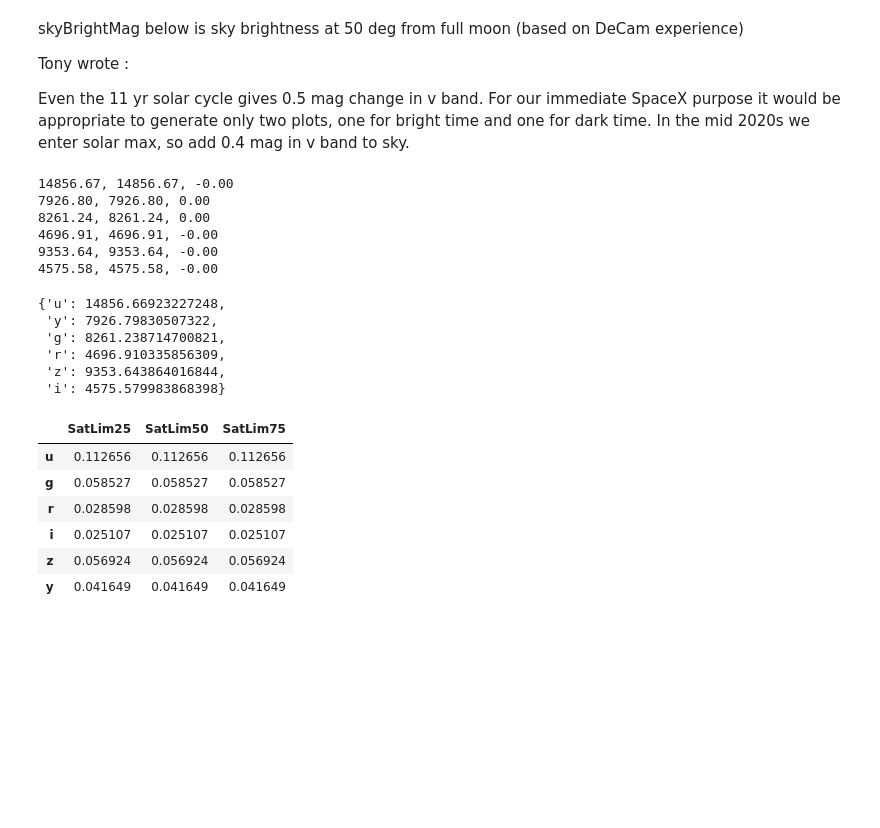
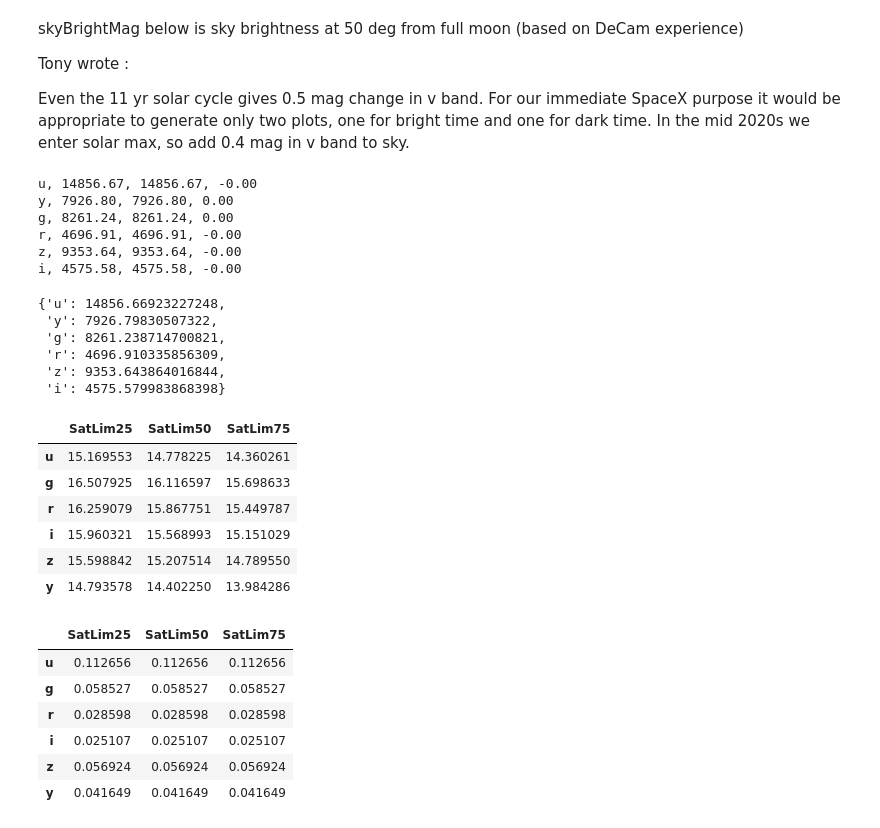
Before and after one commit to bxin/scratchBook, a Jupyter notebook: saturation_limit/saturation_limit.ipynb, the cells around one changed output. Drawn from its saved outputs; the diff is of its cells as text; code cells hidden in the pictures; blank space fills up the shorter version.

```diff
--- a/saturation_limit/saturation_limit.ipynb
+++ b/saturation_limit/saturation_limit.ipynb
@@ -302,14 +302,14 @@ for f in system:
     skyCount = 10**((0.4+m5.skyMag[f]-skyBrightMag[f])/2.5)*m5.skyCounts[f] # we can actually simply calculate sky count this way.
     skyCounts[f]=skyCount
     fNorm, skyCount1 = skyMag2Count(skyBrightMag[f]-0.4, f, hardware[f], photParams_std)
-    print('%.2f, %.2f, %.2f'%(skyCount, skyCount1, skyCount-skyCount1)) # this is just to double check
+    print('%s, %.2f, %.2f, %.2f'%(f, skyCount, skyCount1, skyCount-skyCount1)) # this is just to double check
 # %% [output]
-14856.67, 14856.67, -0.00
-7926.80, 7926.80, 0.00
-8261.24, 8261.24, 0.00
-4696.91, 4696.91, -0.00
-9353.64, 9353.64, -0.00
-4575.58, 4575.58, -0.00
+u, 14856.67, 14856.67, -0.00
+y, 7926.80, 7926.80, 0.00
+g, 8261.24, 8261.24, 0.00
+r, 4696.91, 4696.91, -0.00
+z, 9353.64, 9353.64, -0.00
+i, 4575.58, 4575.58, -0.00
 # %%
 skyCounts
 # %% [output]
@@ -330,6 +330,16 @@ for f in system:
         #number of electrons we can accomodate for this source in 1 sec
         ne = ne/(exptime*nexp)
         d_zp_bright[key].loc[f] = (m5.Zp_t[f]-2.5*np.log10(ne))
+# %%
+d_zp_bright
+# %% [output]
+|  | SatLim25 | SatLim50 | SatLim75 |
+| u | 15.169553 | 14.778225 | 14.360261 |
+| g | 16.507925 | 16.116597 | 15.698633 |
+| r | 16.259079 | 15.867751 | 15.449787 |
+| i | 15.960321 | 15.568993 | 15.151029 |
+| z | 15.598842 | 15.207514 | 14.789550 |
+| y | 14.793578 | 14.402250 | 13.984286 |
 # %%
 d_zp_bright - d_zp
 # %% [output]
```
Also changed, not shown: 6 other files.
